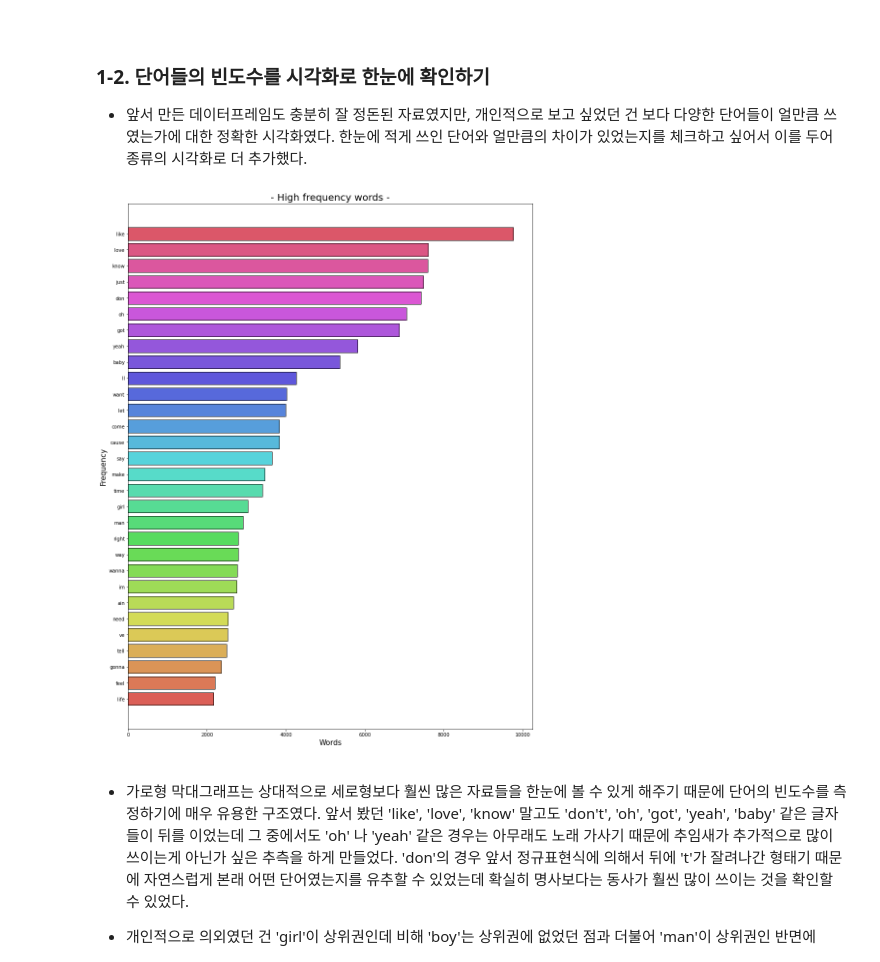
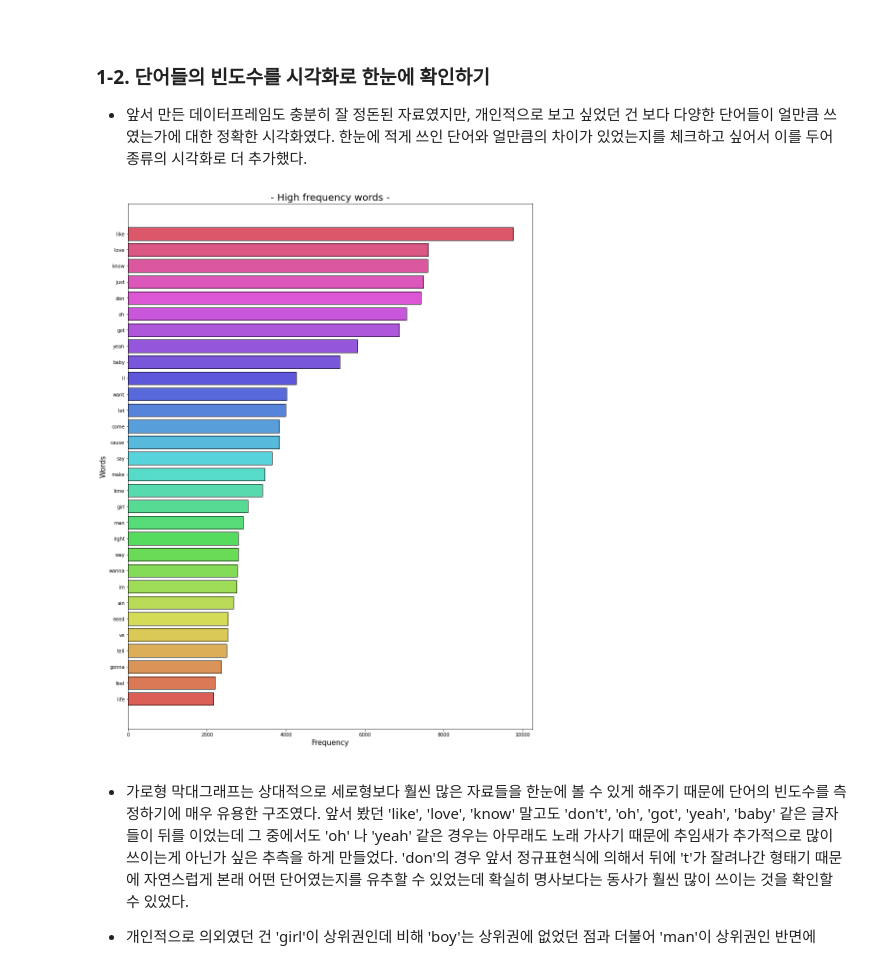
Before and after one commit to Wdstar09/Aiffel_project, a Jupyter notebook: LMS_Exploration/E-06/[E-06]exploration_06.ipynb, the cells around one changed output. Cells and saved outputs as stored; diff of their text form; code cells hidden in the pictures.

```diff
--- a/LMS_Exploration/E-06/[E-06]exploration_06.ipynb
+++ b/LMS_Exploration/E-06/[E-06]exploration_06.ipynb
@@ -274,22 +274,22 @@ word_df
 # %%
 # 위에서 만든 데이터프레임을 통해서 그래프로 생성
 import matplotlib.pyplot as plt
 import seaborn as sns
 
 # 30개까지의 결과를 보고 싶어서 슬라이싱
 word_30 = word_df[0:30]
 word_30 = word_30.sort_values('Frequency', ascending=True)
 
 # 막대 그래프로 얼만큼의 단어가 각기 빈도 별로 분포되어있는지 시각화
 plt.figure(figsize=(15,20))
 colors = sns.color_palette('hls',len(word_30))
 plt.barh(word_30['Word'], word_30['Frequency'], color=colors, edgecolor='black')
 plt.title('- High frequency words -', fontsize=20)
-plt.xlabel('Words', fontsize=15)
-plt.ylabel('Frequency', fontsize=15)
+plt.xlabel('Frequency', fontsize=15)
+plt.ylabel('Words', fontsize=15)
 plt.show()
 # %% [output]
-[figure, old version]
+[figure, new version]
 # %% [markdown]
 * 가로형 막대그래프는 상대적으로 세로형보다 훨씬 많은 자료들을 한눈에 볼 수 있게 해주기 때문에 단어의 빈도수를 측정하기에 매우 유용한 구조였다. 앞서 봤던 'like', 'love', 'know' 말고도 'don't', 'oh', 'got', 'yeah', 'baby' 같은 글자들이 뒤를 이었는데 그 중에서도 'oh' 나 'yeah' 같은 경우는 아무래도 노래 가사기 때문에 추임새가 추가적으로 많이 쓰이는게 아닌가 싶은 추측을 하게 만들었다. 'don'의 경우 앞서 정규표현식에 의해서 뒤에 't'가 잘려나간 형태기 때문에 자연스럽게 본래 어떤 단어였는지를 유추할 수 있었는데 확실히 명사보다는 동사가 훨씬 많이 쓰이는 것을 확인할 수 있었다.
 
```
Also changed, not shown: parts of 2 cells of this notebook.
